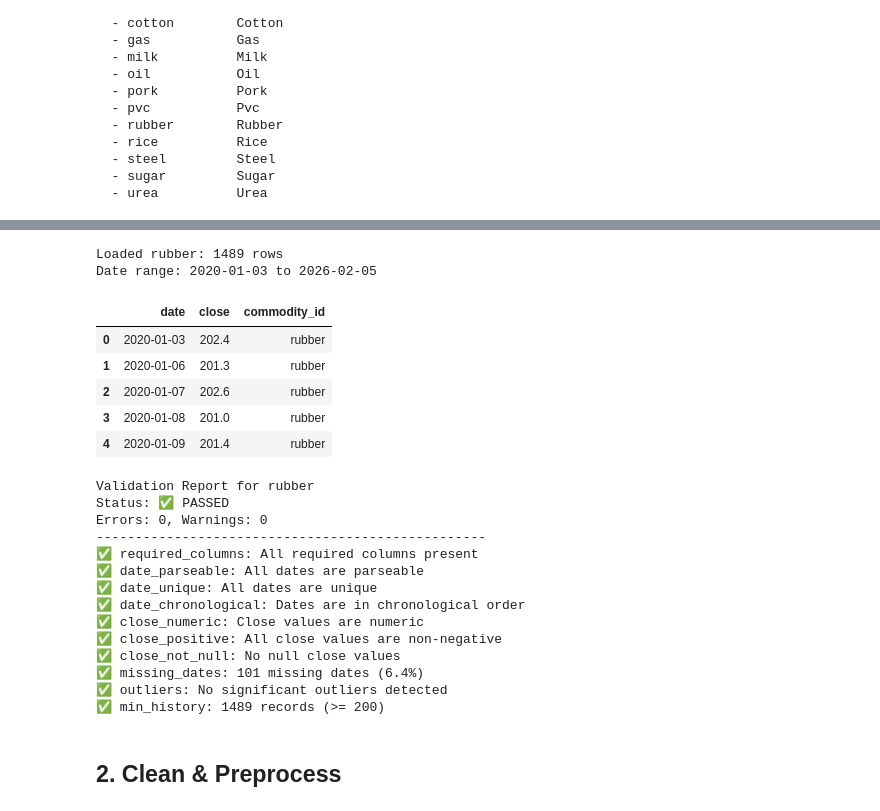
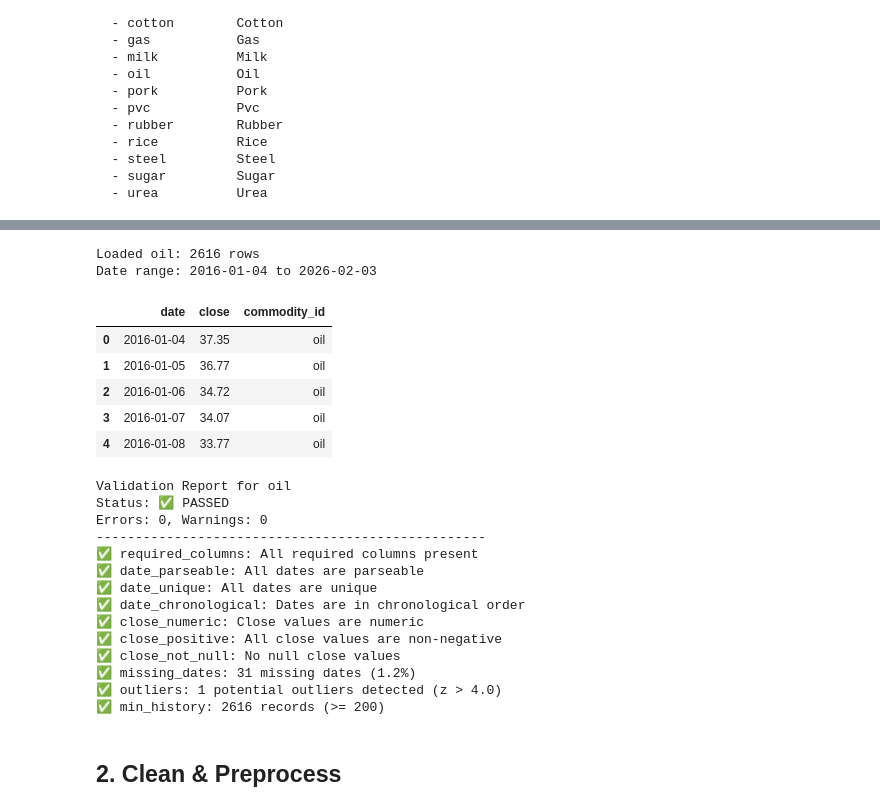
Before and after one commit to hhuydaugg/Comodity-Price-Forecasting, a Jupyter notebook: notebook_demo.ipynb, the cells around one changed output, grey strips where cells are left out. Cells and saved outputs as stored; diff of their text form; code cells hidden in the pictures.

```diff
--- a/notebook_demo.ipynb
+++ b/notebook_demo.ipynb
@@ -106,7 +106,7 @@ pd.DataFrame(summary_rows)
 | 13 | urea | Urea | 1440 | 2020-01-02 | 2026-02-05 | True |
 # %%
 # ===== CHOOSE COMMODITY =====
-COMMODITY_ID = 'rubber'  # <-- Change this to any commodity
+COMMODITY_ID = 'oil'  # <-- Change this to any commodity
 # ============================
 
 df_raw = loader.load_commodity(COMMODITY_ID)
@@ -118,16 +118,16 @@ df_raw.head()
-Loaded rubber: 1489 rows
-Date range: 2020-01-03 to 2026-02-05
+Loaded oil: 2616 rows
+Date range: 2016-01-04 to 2026-02-03
 |  | date | close | commodity_id |
-| 0 | 2020-01-03 | 202.4 | rubber |
-| 1 | 2020-01-06 | 201.3 | rubber |
-| 2 | 2020-01-07 | 202.6 | rubber |
-| 3 | 2020-01-08 | 201.0 | rubber |
-| 4 | 2020-01-09 | 201.4 | rubber |
+| 0 | 2016-01-04 | 37.35 | oil |
+| 1 | 2016-01-05 | 36.77 | oil |
+| 2 | 2016-01-06 | 34.72 | oil |
+| 3 | 2016-01-07 | 34.07 | oil |
+| 4 | 2016-01-08 | 33.77 | oil |
 # %%
 report = validator.validate(df_raw, COMMODITY_ID)
 print(report.summary())
 # %% [output]
-Validation Report for rubber
+Validation Report for oil
 Status: ✅ PASSED
 Errors: 0, Warnings: 0
 --------------------------------------------------
@@ -138,9 +138,9 @@ Errors: 0, Warnings: 0
 ✅ close_numeric: Close values are numeric
 ✅ close_positive: All close values are non-negative
 ✅ close_not_null: No null close values
-✅ missing_dates: 101 missing dates (6.4%)
-✅ outliers: No significant outliers detected
-✅ min_history: 1489 records (>= 200)
+✅ missing_dates: 31 missing dates (1.2%)
+✅ outliers: 1 potential outliers detected (z > 4.0)
+✅ min_history: 2616 records (>= 200)
 # %% [markdown]
 ## 2. Clean & Preprocess
 # %%
```
Also changed, not shown: parts of 28 cells of this notebook, 11 other files.
